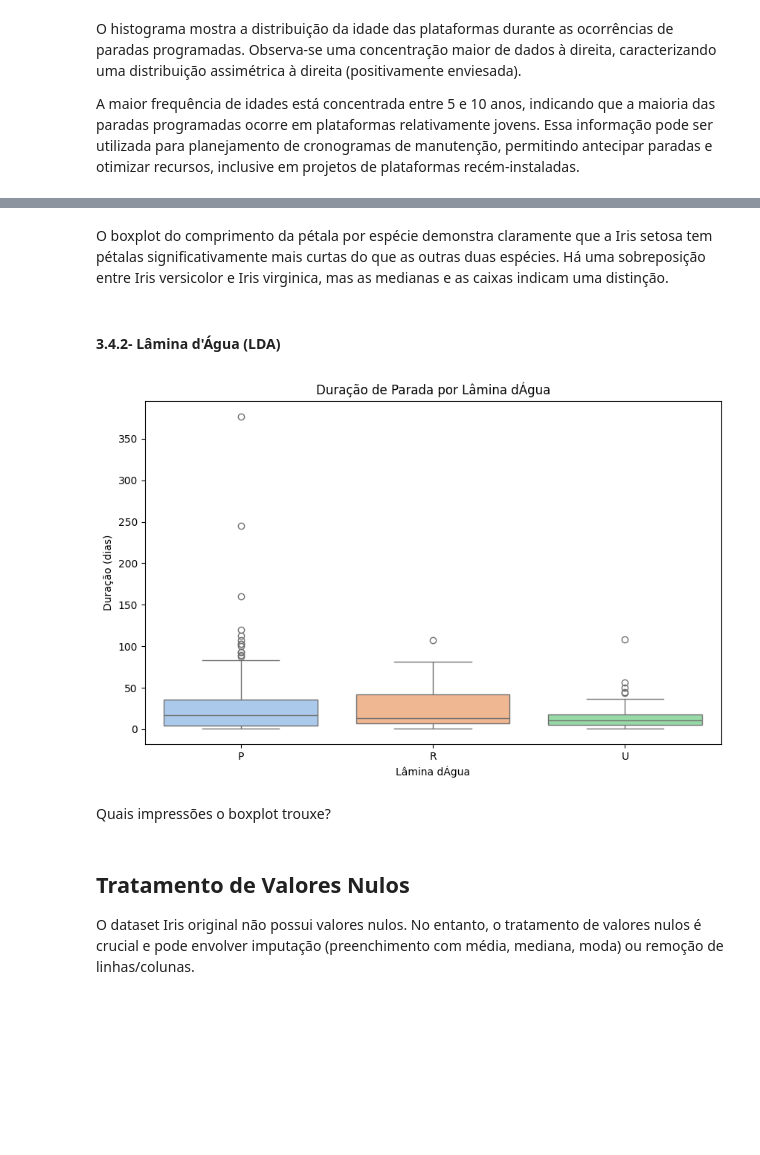
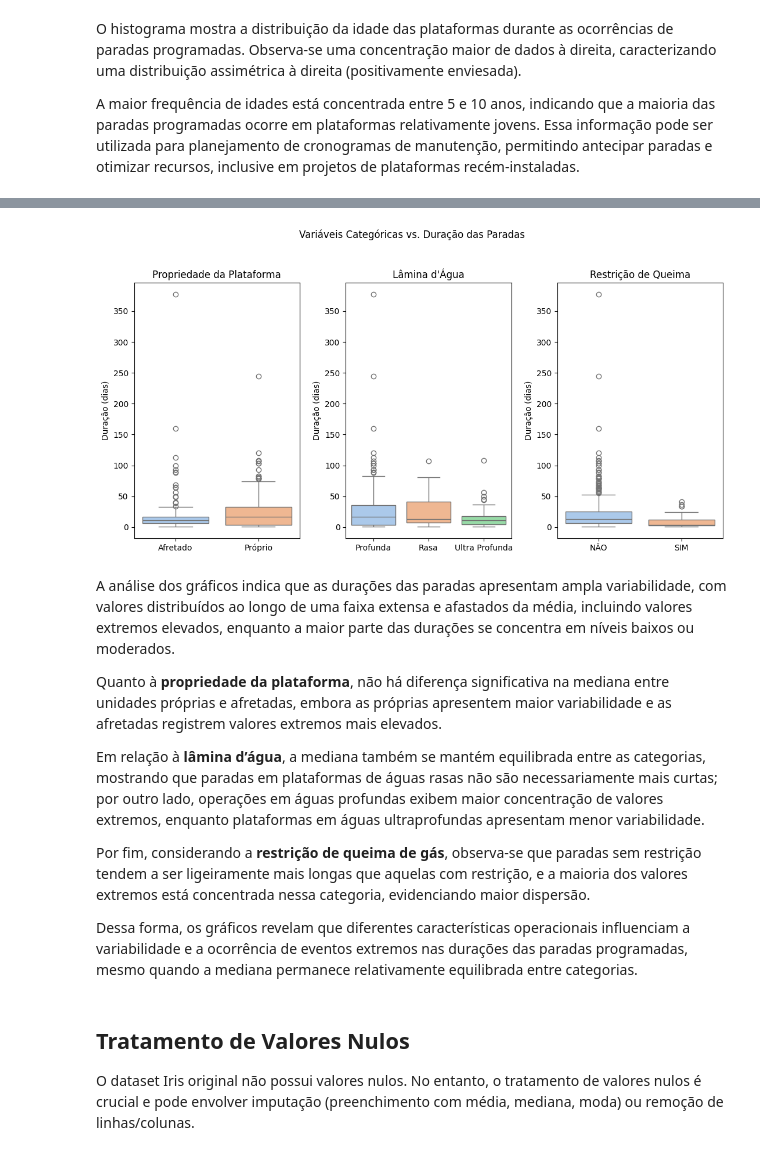
Before and after one commit to LAOLIVEIRA1972/PUC_MVP_AnaliseDados, a Jupyter notebook: mvp_Analise_Dados.ipynb, the cells around one changed output, grey strips where cells are left out. Saved outputs shown, nothing was run; the diff lists cells and outputs as text; code cells hidden in the pictures; blank space fills up the shorter version.

```diff
--- a/mvp_Analise_Dados.ipynb
+++ b/mvp_Analise_Dados.ipynb
@@ -384,19 +384,45 @@ plt.show()
-# %% [markdown]
-O boxplot do comprimento da pétala por espécie demonstra claramente que a Iris setosa tem pétalas significativamente mais curtas do que as outras duas espécies. Há uma sobreposição entre Iris versicolor e Iris virginica, mas as medianas e as caixas indicam uma distinção.
-# %% [markdown]
-#### 3.4.2-  Lâmina d'Água (LDA)
-# %%
-# Boxplot da duração por Lâmina d'Água
-plt.figure(figsize=(10, 6))
-sns.boxplot(x='LDA', y='DURAÇÃO', hue='LDA', palette='pastel', data=dataset)
-plt.title('Duração de Parada por Lâmina d''Água')
-plt.xlabel('Lâmina d''Água')
-plt.ylabel('Duração (dias)')
-plt.show()
-# %% [output]
-[figure, removed]
-# %% [markdown]
-Quais impressões o boxplot trouxe?
+# %%
+import matplotlib.pyplot as plt
+import seaborn as sns
+
+# Configuração e título
+fig, axes = plt.subplots(1, 3, figsize=(11, 6))
+plt.suptitle('Variáveis Categóricas vs. Duração das Paradas')
+
+# Boxplot 1: Propriedade da plataforma
+sns.boxplot(ax=axes[0], x='PROPRIEDADE', y='DURAÇÃO', hue='PROPRIEDADE', data=dataset, palette='pastel')
+axes[0].set_xlabel('')
+axes[0].set_ylabel('Duração (dias)')
+axes[0].set_title('Propriedade da Plataforma')
+
+# Boxplot 2: Lâmina d'Água (LDA)
+sns.boxplot(ax=axes[1], x='LDA', y='DURAÇÃO', hue='LDA', data=dataset, palette='pastel')
+axes[1].set_xlabel('')
+axes[1].set_ylabel('Duração (dias)')
+axes[1].set_title('Lâmina d\'Água')
+axes[1].set_xticks(['P', 'R', 'U'])
+axes[1].set_xticklabels(['Profunda', 'Rasa', 'Ultra Profunda'])
+
+# Boxplot 3: Restrição de Queima
+sns.boxplot(ax=axes[2], x='RESTRICAO_QUEIMA', y='DURAÇÃO', hue='RESTRICAO_QUEIMA', data=dataset, palette='pastel')
+axes[2].set_xlabel('')
+axes[2].set_ylabel('Duração (dias)')
+axes[2].set_title('Restrição de Queima')
+
+plt.tight_layout(rect=[0, 0.03, 1, 0.95])
+plt.show()
+# %% [output]
+[figure, added]
+# %% [markdown]
+A análise dos gráficos indica que as durações das paradas apresentam ampla variabilidade, com valores distribuídos ao longo de uma faixa extensa e afastados da média, incluindo valores extremos elevados, enquanto a maior parte das durações se concentra em níveis baixos ou moderados.
+
+Quanto à **propriedade da plataforma**, não há diferença significativa na mediana entre unidades próprias e afretadas, embora as próprias apresentem maior variabilidade e as afretadas registrem valores extremos mais elevados.
+
+Em relação à **lâmina d’água**, a mediana também se mantém equilibrada entre as categorias, mostrando que paradas em plataformas de águas rasas não são necessariamente mais curtas; por outro lado, operações em águas profundas exibem maior concentração de valores extremos, enquanto plataformas em águas ultraprofundas apresentam menor variabilidade.
+
+Por fim, considerando a **restrição de queima de gás**, observa-se que paradas sem restrição tendem a ser ligeiramente mais longas que aquelas com restrição, e a maioria dos valores extremos está concentrada nessa categoria, evidenciando maior dispersão.
+
+Dessa forma, os gráficos revelam que diferentes características operacionais influenciam a variabilidade e a ocorrência de eventos extremos nas durações das paradas programadas, mesmo quando a mediana permanece relativamente equilibrada entre categorias.
 # %% [markdown]
 ## Tratamento de Valores Nulos
 
```
Also changed, not shown: parts of 11 cells of this notebook.
